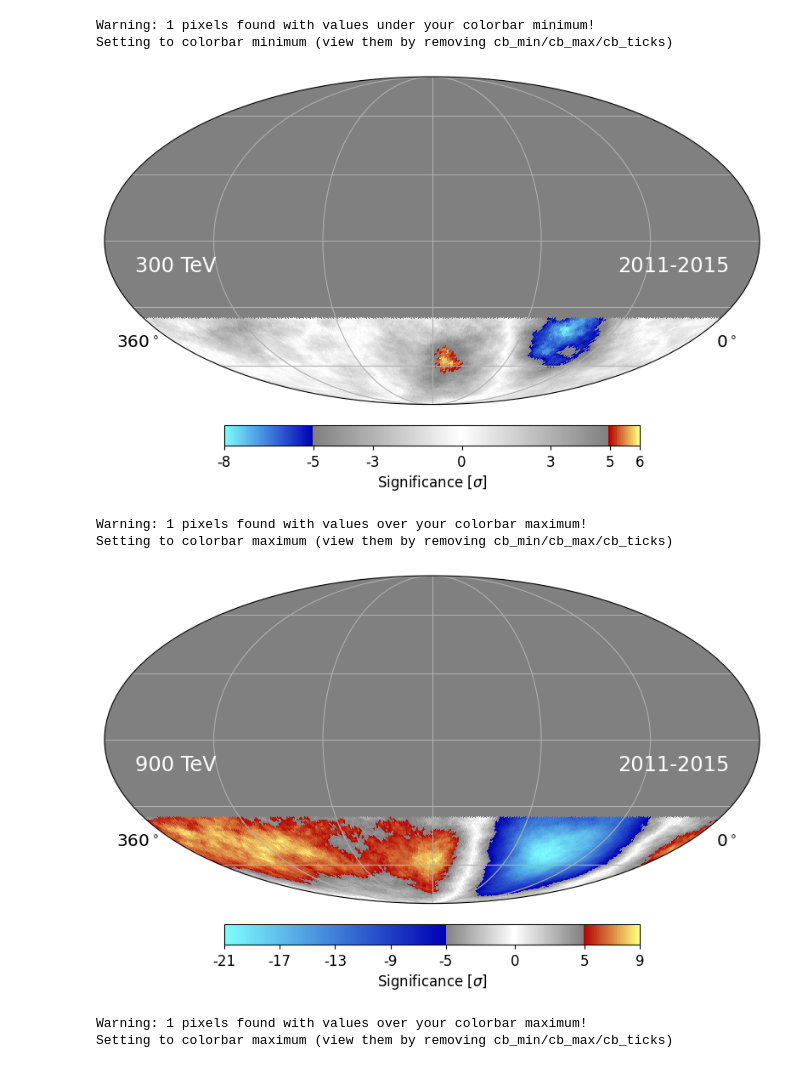
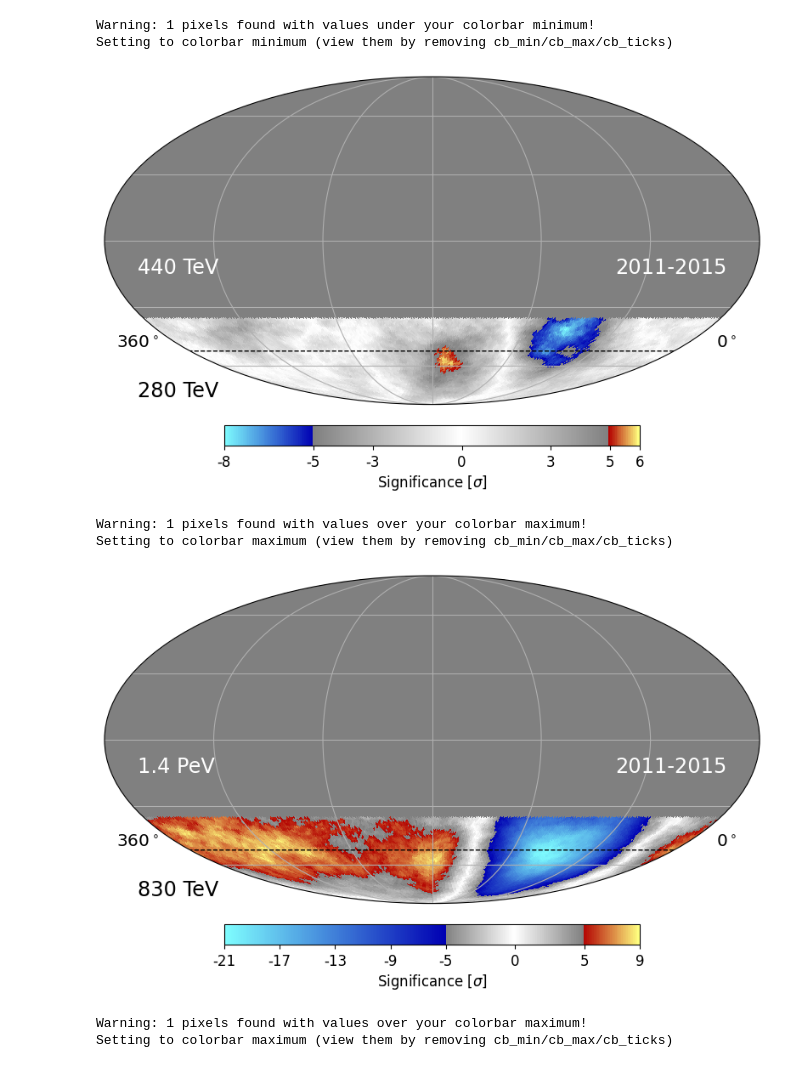
Before and after one commit to bastow-libby/11-year-Update-Paper-Figures, a Jupyter notebook: Figure5/Sky_Map_Plotter.ipynb, the cells around one changed output. Drawn from its saved outputs; the diff is of its cells as text; code cells hidden in the pictures.

Commit message:
Added a horizontal line dividing the sky at 38 degrees and updated energy labels for each segment

```diff
--- a/Figure5/Sky_Map_Plotter.ipynb
+++ b/Figure5/Sky_Map_Plotter.ipynb
@@ -38,7 +38,8 @@ for tier in tiers:
 def plot_map(skymap,
              cb_ticks=None, cb_label=None,
              half_map=True, threshold=False,
-             llabel='', rlabel='',
+             llabel='', rlabel='', slabel='',
+             h_line=True,
              filename=None):
 
     # Adjust limits of colorbar
@@ -60,6 +61,13 @@ def plot_map(skymap,
             cbar_ticks = cb_ticks,
             fontsize={'cbar_tick_label': 'large'})
 
+    # Add a horizontal line 38 degrees from the pole
+    if h_line:
+        lons = np.linspace(-180, 180, 100)
+        lats = np.full(100, 38-90)
+        hp.newprojplot(lons, lats, 'k--', linewidth=1, lonlat=True)
+
+
     fig = plt.figure(1)
     moll_axis_type = matplotlib.projections.geo.MollweideAxes
     ax = [a for a in fig.get_axes() if type(a) is moll_axis_type][0]
@@ -70,9 +78,16 @@ def plot_map(skymap,
         transform=ax.transAxes, ha='center', fontsize='x-large')
 
     # Optional text overlay
-    lParams = {'size':'xx-large','color':'white','family':'sans-serif'} #,'weight':'bold'}
-    ax.annotate(llabel, xy=(-2.9, -0.24), ha='left', **lParams)
-    ax.annotate(rlabel, xy=(2.9,-0.24), ha='right', **lParams)
+    lParams = {'size':'xx-large','family':'sans-serif'} #,'weight':'bold'}
+    #ax.annotate(llabel, xy=(-2.9, -0.24), ha='left', color='white', **lParams)
+    #ax.annotate(rlabel, xy=(2.9,-0.24), ha='right', color='white', **lParams)
+    #ax.annotate(slabel, xy=(-2.9,-1.5), ha='right', color='black', **lParams)
+    ax.text(0.05, 0.4, llabel,
+        transform=ax.transAxes, ha='left', fontsize='xx-large', color='white')
+    ax.text(0.05, 0.025, slabel,
+        transform=ax.transAxes, ha='left', fontsize='xx-large', color='black')
+    ax.text(0.95, 0.4, rlabel,
+        transform=ax.transAxes, ha='right', fontsize='xx-large', color='white')
 
     # Labeling for colorbar
     if cb_label != None:
@@ -118,44 +133,51 @@ cb_ticks = {1: [-8, -5, -3, 0, 3, 5, 6],
             4: [-4, -3, -2, -1, 0, 1, 2, 3, 4]
            }
 
-llabels = {1: '300 TeV',
-           2: '900 TeV',
-           3: '2.3 PeV',
-           4: '6.6 PeV'
+llabels = {1: '440 TeV',
+           2: '1.4 PeV',
+           3: '3.3 PeV',
+           4: '9.2 PeV'
           }
 
 rlabels = {1: '2011-2015',
            2: '2011-2015',
            3: '2011-2022',
            4: '2011-2022'
+          }
+
+slabels = {1: '280 TeV',
+           2: '830 TeV',
+           3: '2.1 PeV',
+           4: '6.0 PeV'
           }
 
 for tier in tiers:
 
     skymap = sig[tier]
 
     # Mask
     m = maskMap(skymap, decmax=-35.)
 
     threshold = 3 if tier==4 else 5
     plot_args = {'threshold':threshold,
                  'cb_ticks':cb_ticks[tier],
                  'llabel':llabels[tier],
                  'rlabel':rlabels[tier],
+                 'slabel':slabels[tier],
                  'cb_label':r'Significance [$\sigma$]'
                 }
 
     pdf_0 = f'sig_t{tier}_fullsky.pdf'
     pdf_1 = pdf_0.replace('_fullsky','')
 
     plot_map(m, filename=pdf_0, **plot_args)
     half_sky(pdf_0, pdf_1, rm=0.4)
 # %% [output]
 Warning: 1 pixels found with values under your colorbar minimum!
 Setting to colorbar minimum (view them by removing cb_min/cb_max/cb_ticks)
-[figure, old version]
+[figure, new version]
 Warning: 1 pixels found with values over your colorbar maximum!
 Setting to colorbar maximum (view them by removing cb_min/cb_max/cb_ticks)
-[figure, old version]
+[figure, new version]
 Warning: 1 pixels found with values over your colorbar maximum!
 Setting to colorbar maximum (view them by removing cb_min/cb_max/cb_ticks)
```
Also changed, not shown: parts of 2 cells of this notebook.
